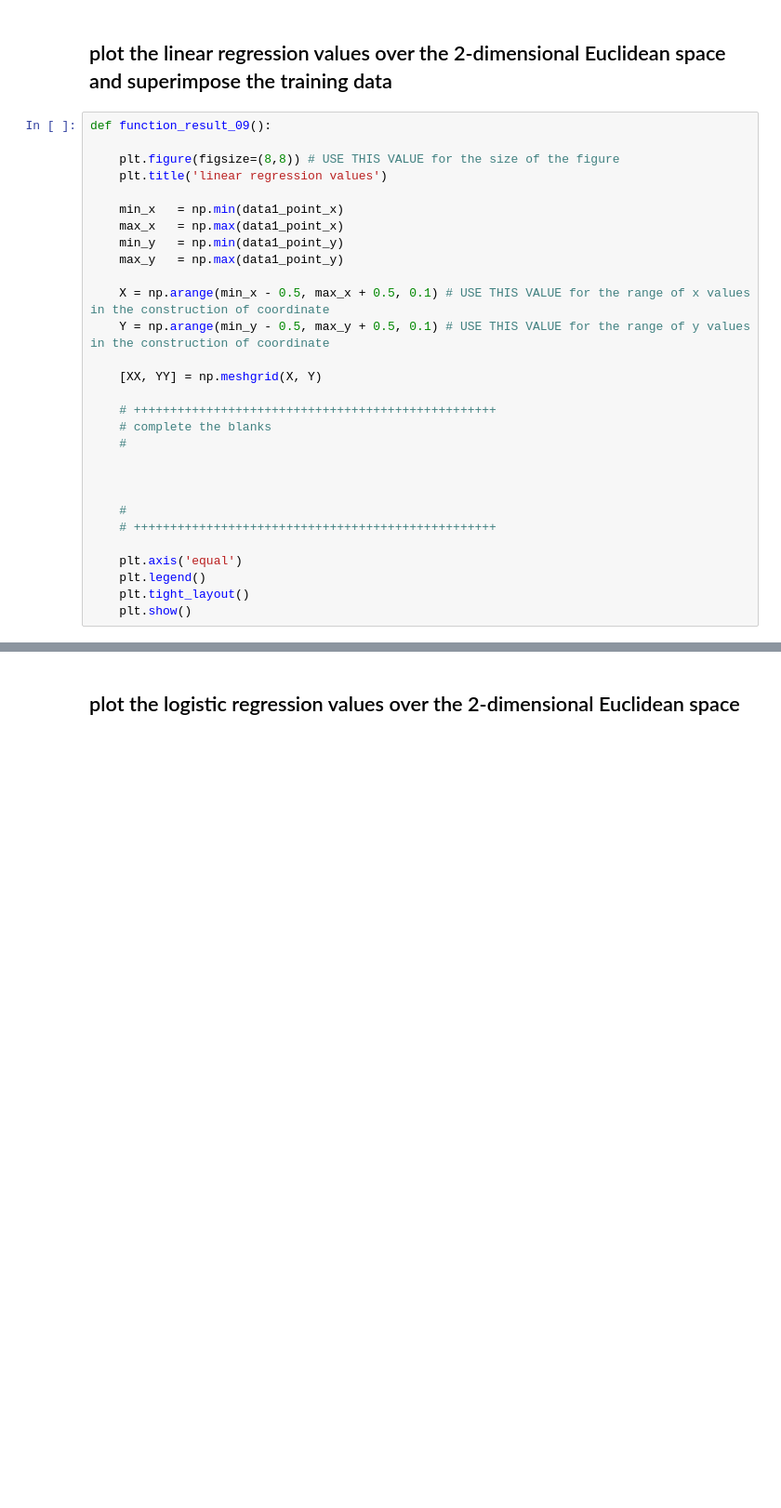
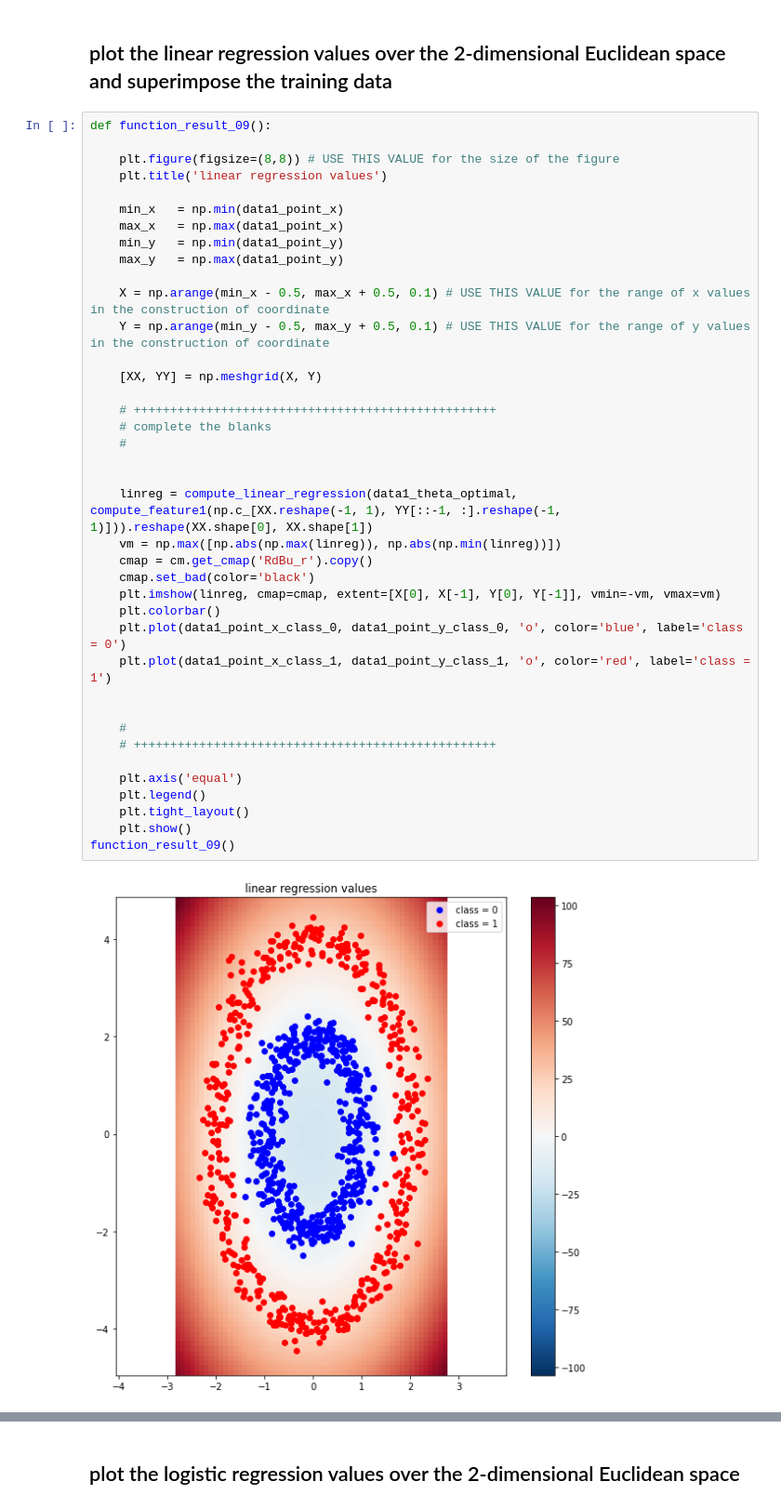
Before and after one commit to robinjoo1015/machine-learning-2022-1, a Jupyter notebook: 09/assignment_09.ipynb, the cells around one changed output, grey strips where cells are left out. Shown: that part at 93% size. Drawn from its saved outputs; the diff is of its cells as text; blank space fills up the shorter version.

Commit message:
assignment_09 plot regression value

```diff
--- a/09/assignment_09.ipynb
+++ b/09/assignment_09.ipynb
@@ -437,32 +399,44 @@ def function_result_08():
 # %%
 def function_result_09():
 
     plt.figure(figsize=(8,8)) # USE THIS VALUE for the size of the figure
     plt.title('linear regression values')
 
     min_x   = np.min(data1_point_x)
     max_x   = np.max(data1_point_x)
     min_y   = np.min(data1_point_y)
     max_y   = np.max(data1_point_y)
 
     X = np.arange(min_x - 0.5, max_x + 0.5, 0.1) # USE THIS VALUE for the range of x values in the construction of coordinate
     Y = np.arange(min_y - 0.5, max_y + 0.5, 0.1) # USE THIS VALUE for the range of y values in the construction of coordinate
 
     [XX, YY] = np.meshgrid(X, Y)
 
     # ++++++++++++++++++++++++++++++++++++++++++++++++++
     # complete the blanks
     #
 
 
+    linreg = compute_linear_regression(data1_theta_optimal, compute_feature1(np.c_[XX.reshape(-1, 1), YY[::-1, :].reshape(-1, 1)])).reshape(XX.shape[0], XX.shape[1])
+    vm = np.max([np.abs(np.max(linreg)), np.abs(np.min(linreg))])
+    cmap = cm.get_cmap('RdBu_r').copy()
+    cmap.set_bad(color='black')
+    plt.imshow(linreg, cmap=cmap, extent=[X[0], X[-1], Y[0], Y[-1]], vmin=-vm, vmax=vm)
+    plt.colorbar()
+    plt.plot(data1_point_x_class_0, data1_point_y_class_0, 'o', color='blue', label='class = 0')
+    plt.plot(data1_point_x_class_1, data1_point_y_class_1, 'o', color='red', label='class = 1')
+
 
     #
     # ++++++++++++++++++++++++++++++++++++++++++++++++++
 
     plt.axis('equal')
     plt.legend()
     plt.tight_layout()
     plt.show()
+function_result_09()
+# %% [output]
+[figure, added]
 # %%
 def function_result_10():
 
```
Also changed, not shown: parts of 5 cells of this notebook.
